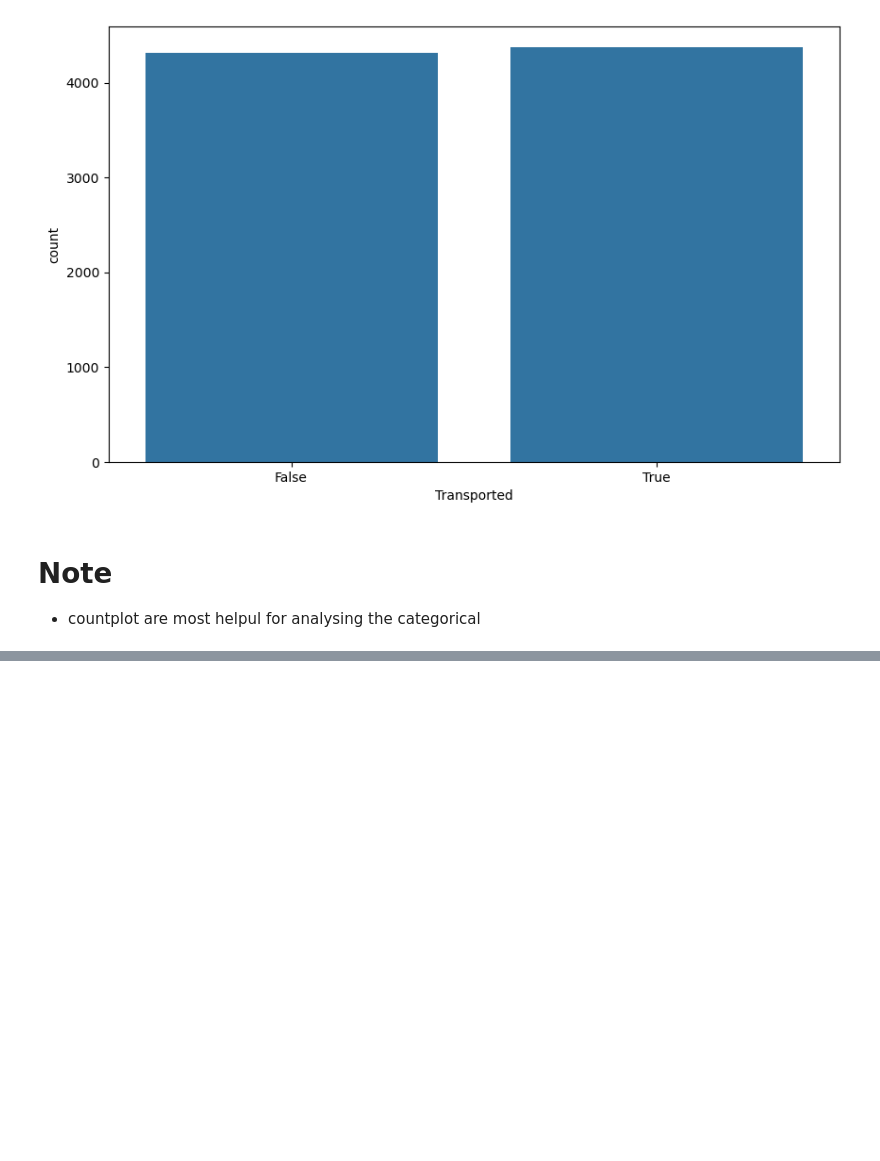
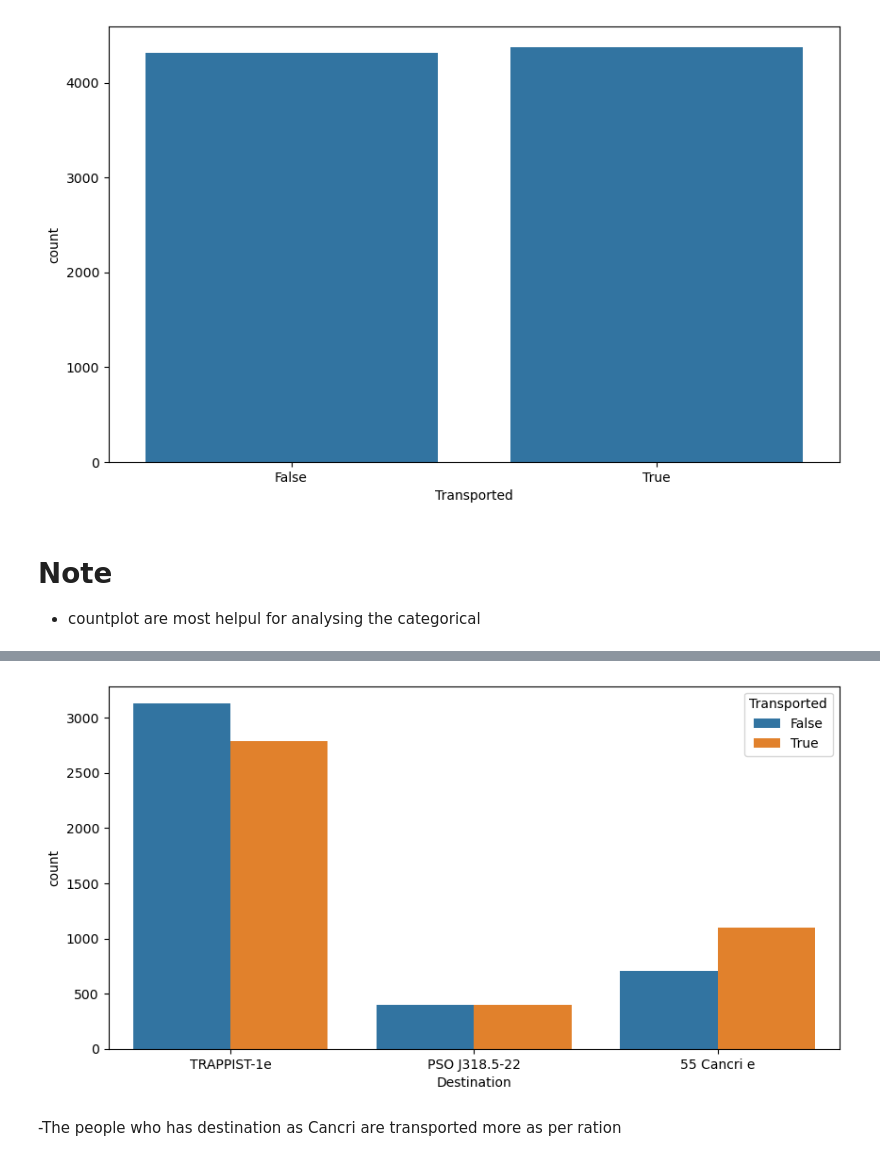
Before and after one commit to Nikunjsaini07/A_good_EDA_project-, a Jupyter notebook: Spaceship.ipynb, the cells around one changed output, grey strips where cells are left out. Saved outputs shown, nothing was run; the diff lists cells and outputs as text; code cells hidden in the pictures; blank space fills up the shorter version.

```diff
--- a/Spaceship.ipynb
+++ b/Spaceship.ipynb
@@ -158,0 +186,9 @@ for col in categorical_cols:
+# %%
+#Transport vs Destination
+plt.figure(figsize=(10,5))
+sns.countplot(data=data, x='Destination', hue='Transported')
+plt.show()
+# %% [output]
+[figure, added]
+# %% [markdown]
+-The people who has destination as Cancri are transported more as per ration
```
Also changed, not shown: parts of 6 cells of this notebook.
